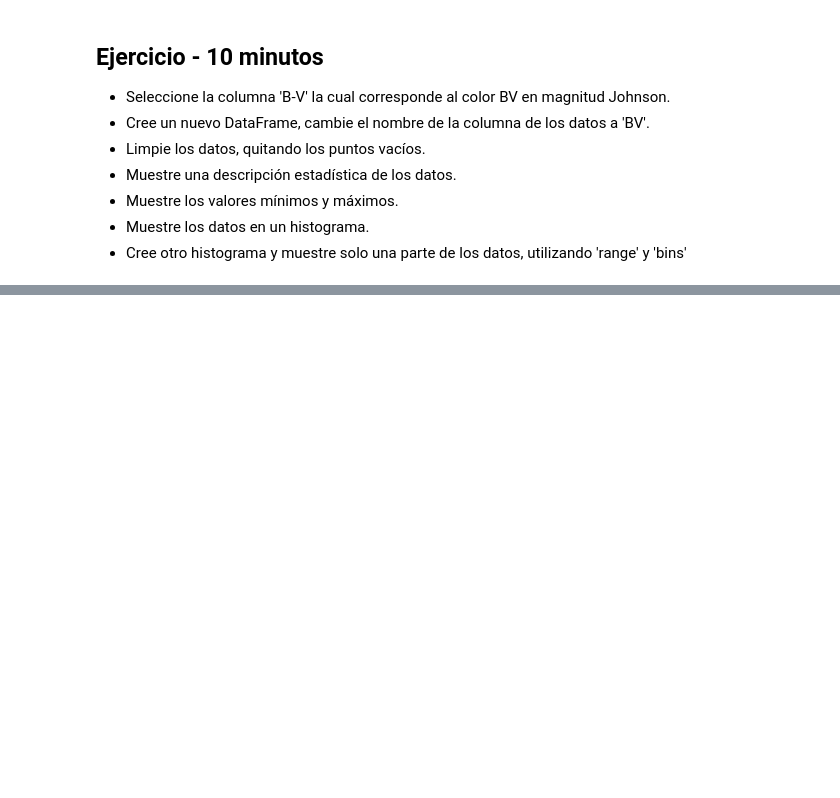
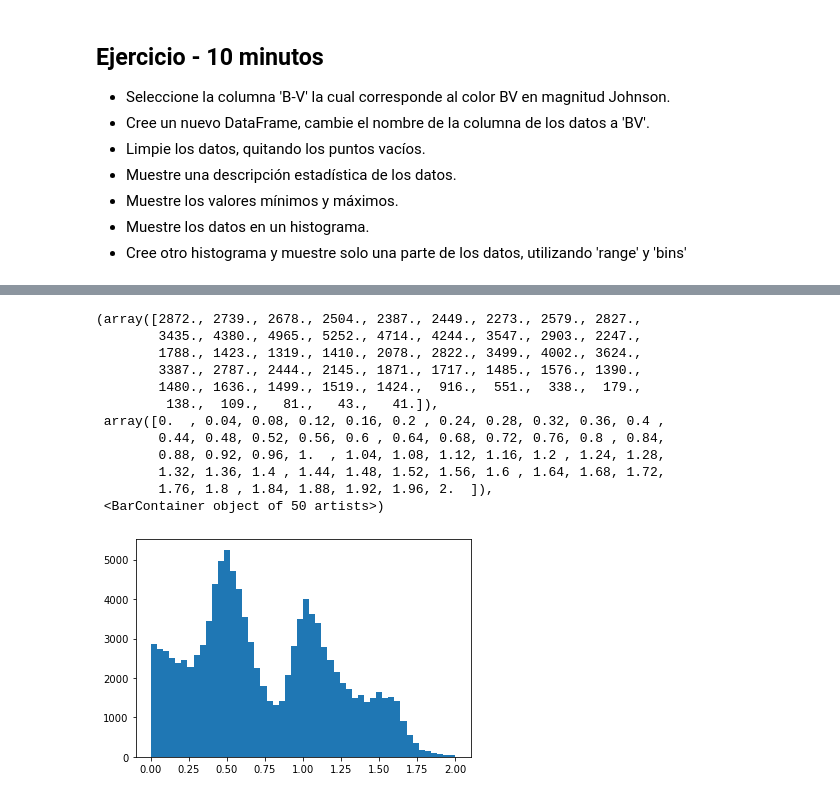
Before and after one commit to GlendaMart/tareas-en-python, a Jupyter notebook: 05 - Sesion 5/Practica 3 - Sesion 5.ipynb, the cells around one changed output, grey strips where cells are left out. Cells and saved outputs as stored; diff of their text form; code cells hidden in the pictures; blank space fills up the shorter version.

```diff
--- a/05 - Sesion 5/Practica 3 - Sesion 5.ipynb
+++ b/05 - Sesion 5/Practica 3 - Sesion 5.ipynb
@@ -226,0 +293,16 @@ plt.hist(vmag, range=[4.0, 10.0], bins=100)
+# %%
+plt.hist(bv, range = [0.0, 2.0], bins=50)
+# %% [output]
+(array([2872., 2739., 2678., 2504., 2387., 2449., 2273., 2579., 2827.,
+        3435., 4380., 4965., 5252., 4714., 4244., 3547., 2903., 2247.,
+        1788., 1423., 1319., 1410., 2078., 2822., 3499., 4002., 3624.,
+        3387., 2787., 2444., 2145., 1871., 1717., 1485., 1576., 1390.,
+        1480., 1636., 1499., 1519., 1424.,  916.,  551.,  338.,  179.,
+         138.,  109.,   81.,   43.,   41.]),
+ array([0.  , 0.04, 0.08, 0.12, 0.16, 0.2 , 0.24, 0.28, 0.32, 0.36, 0.4 ,
+        0.44, 0.48, 0.52, 0.56, 0.6 , 0.64, 0.68, 0.72, 0.76, 0.8 , 0.84,
+        0.88, 0.92, 0.96, 1.  , 1.04, 1.08, 1.12, 1.16, 1.2 , 1.24, 1.28,
+        1.32, 1.36, 1.4 , 1.44, 1.48, 1.52, 1.56, 1.6 , 1.64, 1.68, 1.72,
+        1.76, 1.8 , 1.84, 1.88, 1.92, 1.96, 2.  ]),
+ <BarContainer object of 50 artists>)
+[figure, added]
```
Also changed, not shown: parts of 9 cells of this notebook, 7 other files.
